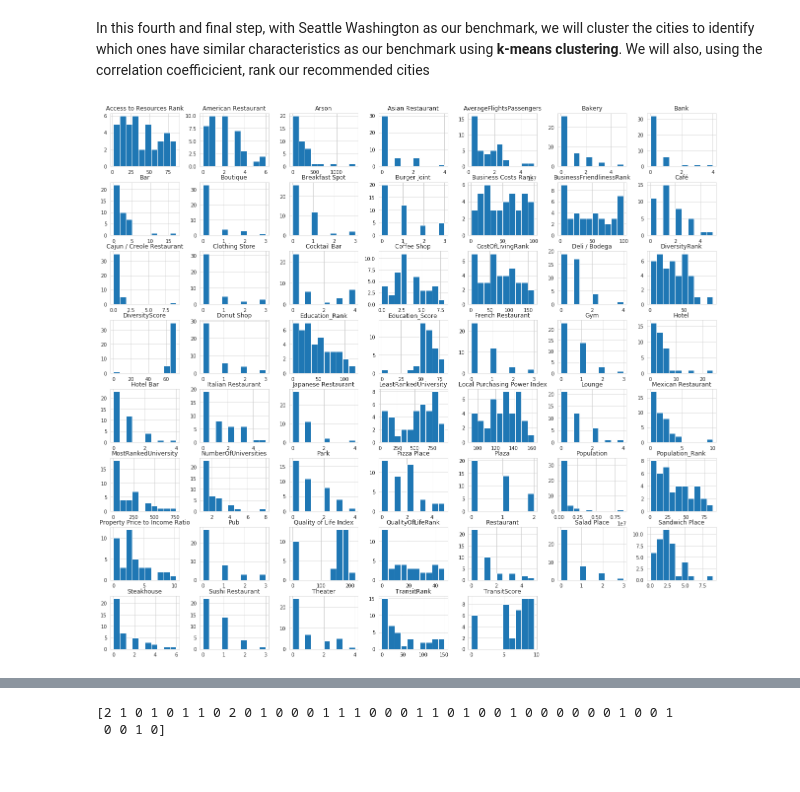
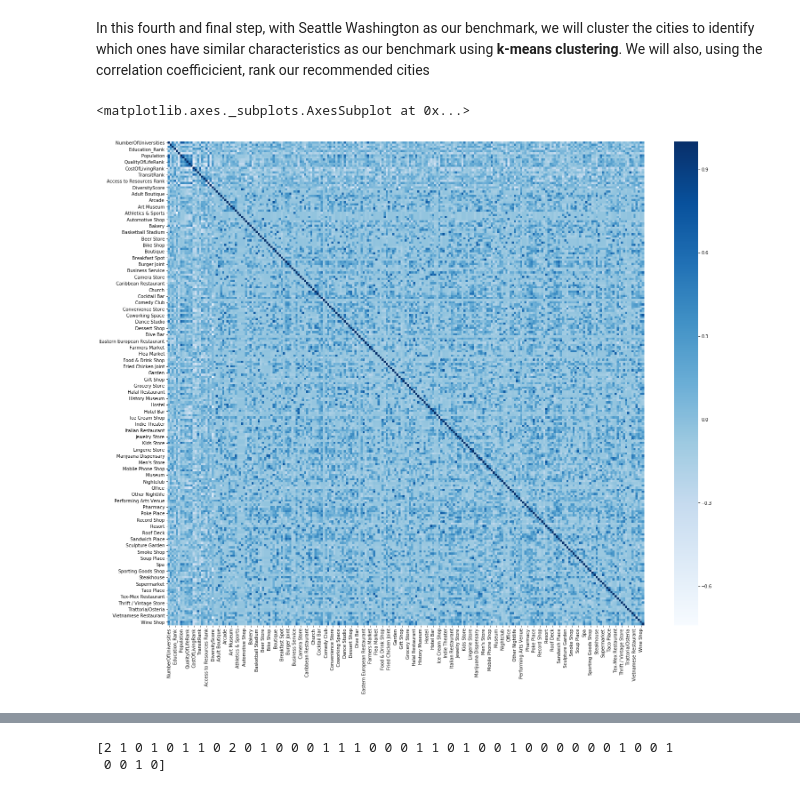
Before and after one commit to Stephanie-Nzouonta/Coursera_Capstone, a Jupyter notebook: Coursera_Capstone_Project_Notebook.ipynb, the cells around one changed output, grey strips where cells are left out. Saved outputs shown, nothing was run; the diff lists cells and outputs as text; code cells hidden in the pictures.

```diff
--- a/Coursera_Capstone_Project_Notebook.ipynb
+++ b/Coursera_Capstone_Project_Notebook.ipynb
@@ -3054,24 +3051,3 @@ df_data.drop(labels=correlated_features, axis=1, inplace=True)
 df_data.shape
 # %% [output]
 (41, 227)
-# %%
-# Removing low variance features
-
-#Create the filter
-variance_filter = VarianceThreshold(threshold=0.5)
-
-#apply the filter to our data
-variance_filter.fit(df_data)
-
-#Now to get all the features that are not constant
-print(len(df_data.columns[variance_filter.get_support()]))
-
-# Quasi constant columns
-variance_columns = [column for column in df_data.columns
-                    if column not in df_data.columns[variance_filter.get_support()]]
-
-#Finally, let's drop all quasi constant columns from our dataset
-featured_data = df_data.drop(labels=variance_columns, axis=1)
-
-#Let's look at the shape of our dataframe
-featured_data.shape
@@ -3125,8 +3086,10 @@ This concludes our feature selection process. In the following and final section
 # %% [markdown]
 In this fourth and final step, with Seattle Washington as our benchmark, we will cluster the cities to identify which ones have similar characteristics as our benchmark using **k-means clustering**. We will also, using the correlation coefficicient, rank our recommended cities
 # %%
-# First let's look at the histograms of our data
+#Let's take a look at the correlation
 import seaborn as sns
-featured_data.hist(figsize=(22,20));
+plt.figure(figsize=(24,20))
+sns.heatmap(df_data.corr(),cmap='Blues',annot=False)
 # %% [output]
+<matplotlib.axes._subplots.AxesSubplot at 0x...>
-[figure, old version]
+[figure, new version]
```
Also changed, not shown: parts of 28 cells of this notebook.
